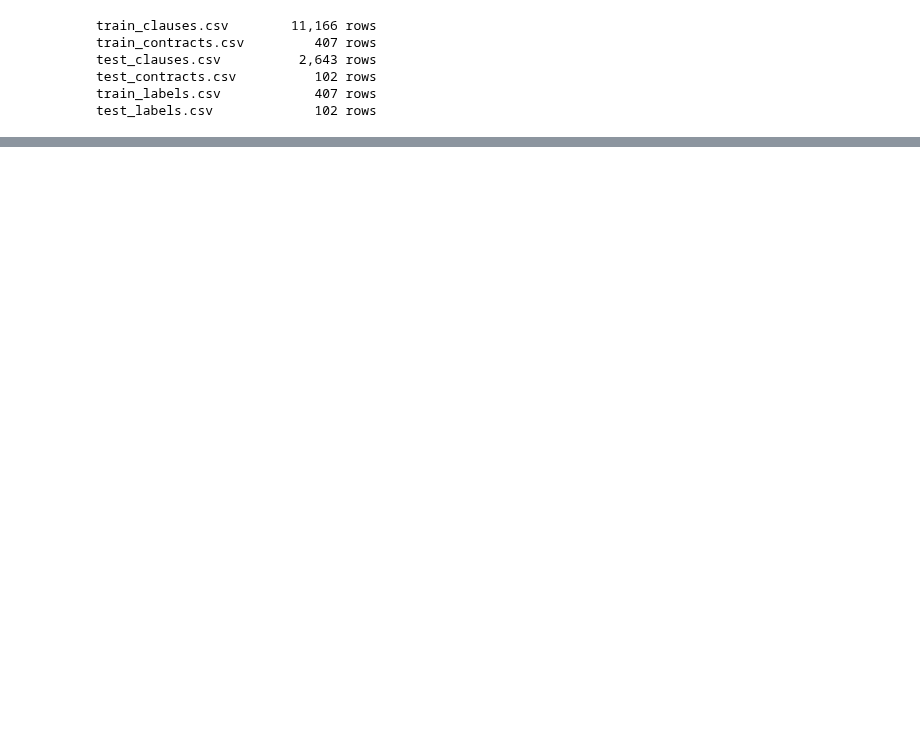
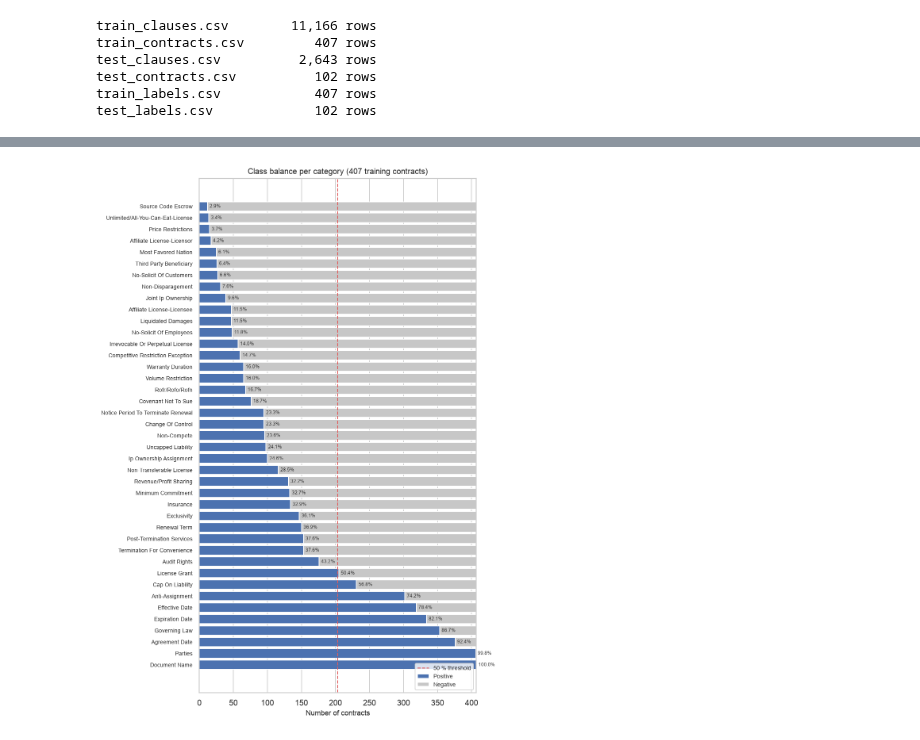
Before and after one commit to Break-Through-Tech/Accenture-1E-contract-review-challenge, a Jupyter notebook: notebooks/main.ipynb, the cells around one changed output, grey strips where cells are left out. Drawn from its saved outputs; the diff is of its cells as text; code cells hidden in the pictures; blank space fills up the shorter version.

```diff
--- a/notebooks/main.ipynb
+++ b/notebooks/main.ipynb
@@ -290,0 +413,11 @@ paper. Worth confirming with the advisor.
+# %%
+split_s = train_contracts.set_index("contract_id")["split"].reindex(train_labels.index)
+
+val_support = pd.DataFrame({
+    "train": train_labels[split_s == "train"].sum(),
+    "val": train_labels[split_s == "val"].sum(),
+}).sort_values("val")
+
+print("categories with no positive contract in val:",
+      val_support.index[val_support["val"] == 0].tolist() or "none")
+val_support.head(10)
@@ -332,0 +497,4 @@ Final: 407 train contracts / 11,166 spans, 102 test contracts / 2,643 spans.
+# %%
+N_TRAIN = len(train_contracts)
+print(f"{N_TRAIN} contracts | {len(train_clauses)} clause spans "
+      f"| {train_labels.shape[1]} categories")
@@ -332,0 +508,34 @@ Final: 407 train contracts / 11,166 spans, 102 test contracts / 2,643 spans.
+# %%
+pos = train_labels.sum().rename("positives")
+neg = (N_TRAIN - pos).rename("negatives")
+ratio = (pos / N_TRAIN).rename("pos_ratio")
+
+balance_df = pd.concat([pos, neg, ratio], axis=1).sort_values("positives", ascending=False)
+balance_df["pos_pct"] = (balance_df["pos_ratio"] * 100).round(1)
+
+# stacked horizontal bar chart
+fig, ax = plt.subplots(figsize=(8, 11))
+
+cats = balance_df.index.tolist()
+y = np.arange(len(cats))
+
+ax.barh(y, balance_df["positives"],  color="#4C72B0", label="Positive")
+ax.barh(y, balance_df["negatives"], left=balance_df["positives"], color="#C7C7C7", label="Negative")
+
+ax.axvline(N_TRAIN / 2, color="#E05C5C", lw=1.2, ls="--", label="50 % threshold")
+
+ax.set_yticks(y)
+ax.set_yticklabels(cats, fontsize=8)
+ax.set_xlabel("Number of contracts")
+ax.set_title("Class balance per category (407 training contracts)")
+ax.legend(loc="lower right", fontsize=8)
+ax.set_xlim(0, N_TRAIN)
+
+# annotate positive % on each bar
+for i, row in enumerate(balance_df.itertuples()):
+    ax.text(row.positives + 3, i, f"{row.pos_pct}%", va="center", fontsize=6.5, color="#333")
+
+plt.tight_layout()
+plt.show()
+# %% [output]
+[figure, added]
```
Also changed, not shown: parts of 100 cells of this notebook, 4 other files.
